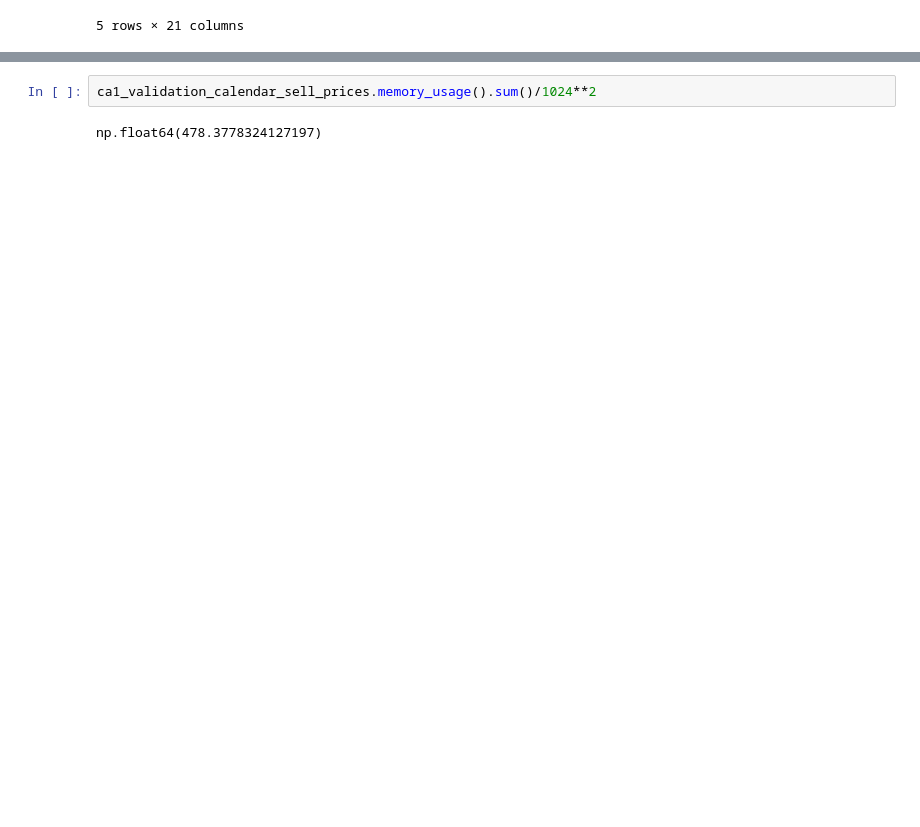
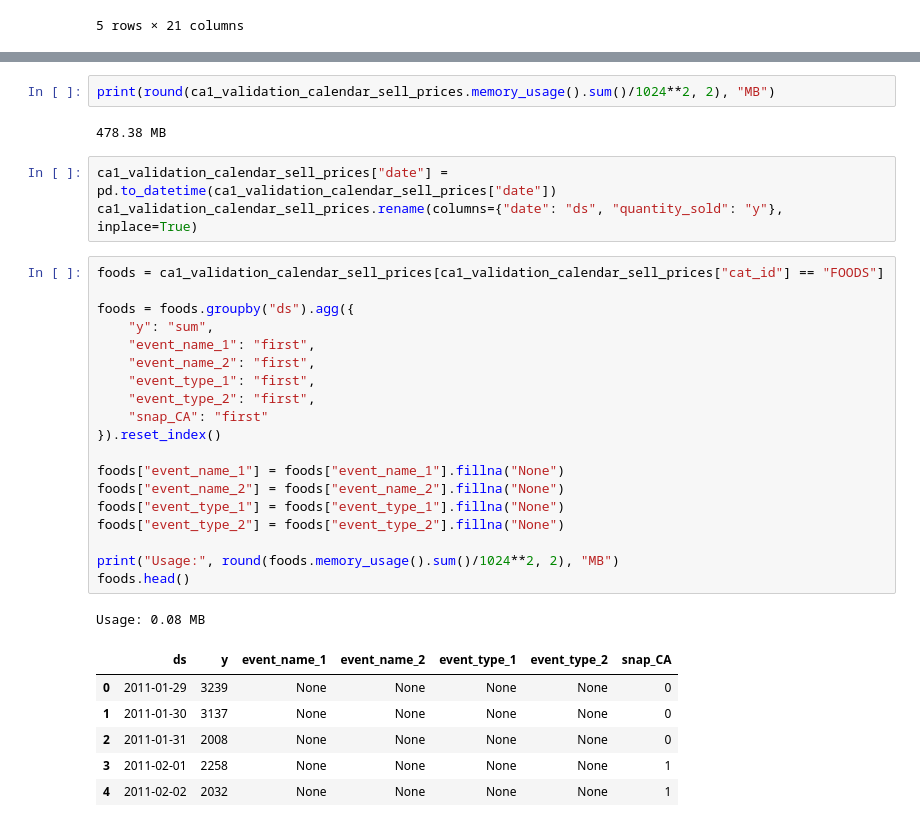
Before and after one commit to bartadamiec/walmart_sales, a Jupyter notebook: projekt.ipynb, the cells around one changed output, grey strips where cells are left out. Cells and saved outputs as stored; diff of their text form; blank space fills up the shorter version.

```diff
--- a/projekt.ipynb
+++ b/projekt.ipynb
@@ -228,4 +239,34 @@ memory usage: 44.5 MB
 # %%
-ca1_validation_calendar_sell_prices.memory_usage().sum()/1024**2
+print(round(ca1_validation_calendar_sell_prices.memory_usage().sum()/1024**2, 2), "MB")
 # %% [output]
-np.float64(478.3778324127197)
+478.38 MB
+# %%
+ca1_validation_calendar_sell_prices["date"] = pd.to_datetime(ca1_validation_calendar_sell_prices["date"])
+ca1_validation_calendar_sell_prices.rename(columns={"date": "ds", "quantity_sold": "y"}, inplace=True)
+# %%
+foods = ca1_validation_calendar_sell_prices[ca1_validation_calendar_sell_prices["cat_id"] == "FOODS"]
+
+foods = foods.groupby("ds").agg({
+    "y": "sum",
+    "event_name_1": "first",
+    "event_name_2": "first",
+    "event_type_1": "first",
+    "event_type_2": "first",
+    "snap_CA": "first"
+}).reset_index()
+
+foods["event_name_1"] = foods["event_name_1"].fillna("None")
+foods["event_name_2"] = foods["event_name_2"].fillna("None")
+foods["event_type_1"] = foods["event_type_1"].fillna("None")
+foods["event_type_2"] = foods["event_type_2"].fillna("None")
+
+print("Usage:", round(foods.memory_usage().sum()/1024**2, 2), "MB")
+foods.head()
+# %% [output]
+Usage: 0.08 MB
+|  | ds | y | event_name_1 | event_name_2 | event_type_1 | event_type_2 | snap_CA |
+| 0 | 2011-01-29 | 3239 | None | None | None | None | 0 |
+| 1 | 2011-01-30 | 3137 | None | None | None | None | 0 |
+| 2 | 2011-01-31 | 2008 | None | None | None | None | 0 |
+| 3 | 2011-02-01 | 2258 | None | None | None | None | 1 |
+| 4 | 2011-02-02 | 2032 | None | None | None | None | 1 |
```
Also changed, not shown: parts of 15 cells of this notebook.
